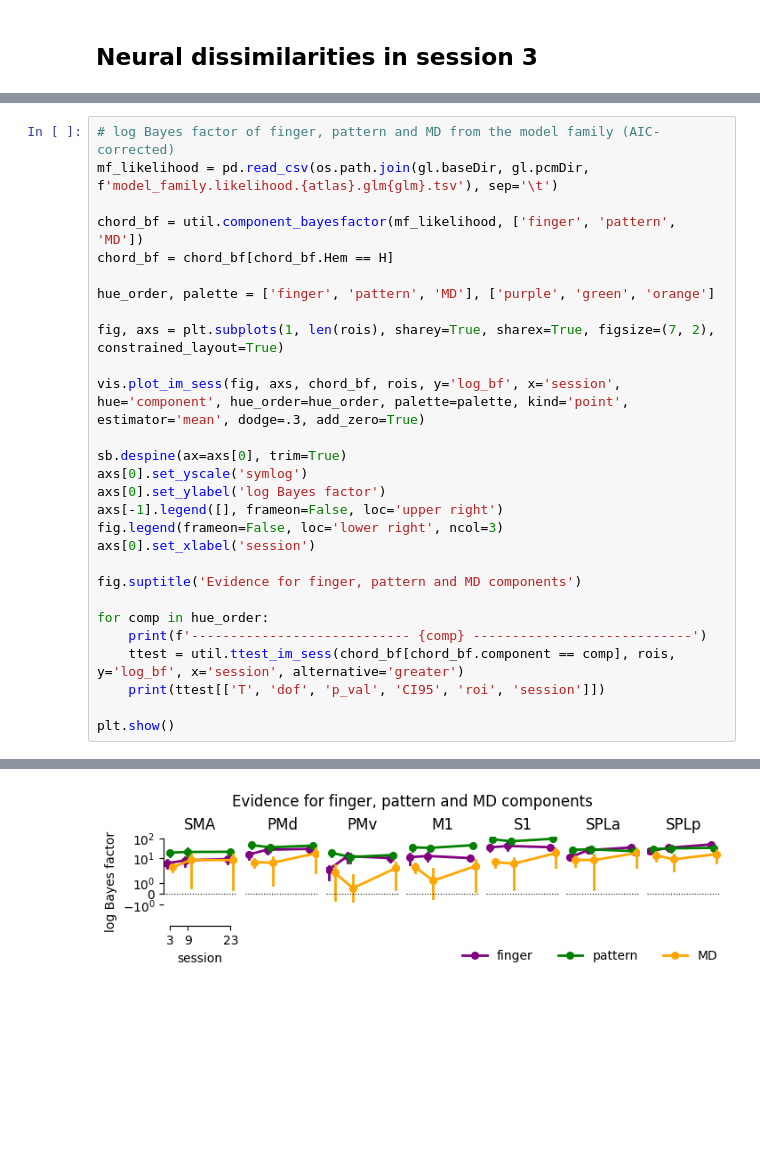
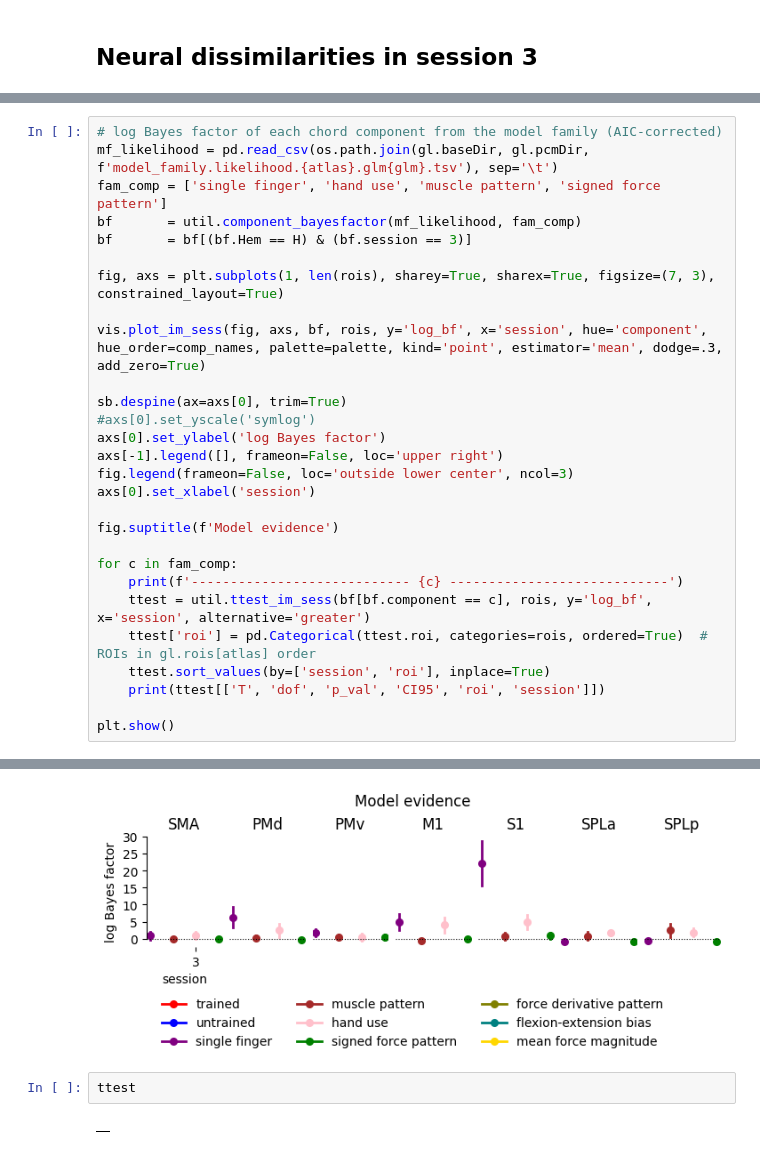
Before and after one commit to mnlmrc/EFC_learningfMRI, a Jupyter notebook: notebooks/component_model.ipynb, the cells around one changed output, grey strips where cells are left out. Cells and saved outputs as stored; diff of their text form; blank space fills up the shorter version.

```diff
--- a/notebooks/component_model.ipynb
+++ b/notebooks/component_model.ipynb
@@ -143,28 +207,28 @@ plt.show()
 # %%
-# log Bayes factor of finger, pattern and MD from the model family (AIC-corrected)
+# log Bayes factor of each chord component from the model family (AIC-corrected)
 mf_likelihood = pd.read_csv(os.path.join(gl.baseDir, gl.pcmDir, f'model_family.likelihood.{atlas}.glm{glm}.tsv'), sep='\t')
+fam_comp = ['single finger', 'hand use', 'muscle pattern', 'signed force pattern']
+bf       = util.component_bayesfactor(mf_likelihood, fam_comp)
+bf       = bf[(bf.Hem == H) & (bf.session == 3)]
 
-chord_bf = util.component_bayesfactor(mf_likelihood, ['finger', 'pattern', 'MD'])
-chord_bf = chord_bf[chord_bf.Hem == H]
+fig, axs = plt.subplots(1, len(rois), sharey=True, sharex=True, figsize=(7, 3), constrained_layout=True)
 
-hue_order, palette = ['finger', 'pattern', 'MD'], ['purple', 'green', 'orange']
-
-fig, axs = plt.subplots(1, len(rois), sharey=True, sharex=True, figsize=(7, 2), constrained_layout=True)
-
-vis.plot_im_sess(fig, axs, chord_bf, rois, y='log_bf', x='session', hue='component', hue_order=hue_order, palette=palette, kind='point', estimator='mean', dodge=.3, add_zero=True)
+vis.plot_im_sess(fig, axs, bf, rois, y='log_bf', x='session', hue='component', hue_order=comp_names, palette=palette, kind='point', estimator='mean', dodge=.3, add_zero=True)
 
 sb.despine(ax=axs[0], trim=True)
-axs[0].set_yscale('symlog')
+#axs[0].set_yscale('symlog')
 axs[0].set_ylabel('log Bayes factor')
 axs[-1].legend([], frameon=False, loc='upper right')
-fig.legend(frameon=False, loc='lower right', ncol=3)
+fig.legend(frameon=False, loc='outside lower center', ncol=3)
 axs[0].set_xlabel('session')
 
-fig.suptitle('Evidence for finger, pattern and MD components')
+fig.suptitle(f'Model evidence')
 
-for comp in hue_order:
-    print(f'---------------------------- {comp} ----------------------------')
-    ttest = util.ttest_im_sess(chord_bf[chord_bf.component == comp], rois, y='log_bf', x='session', alternative='greater')
+for c in fam_comp:
+    print(f'---------------------------- {c} ----------------------------')
+    ttest = util.ttest_im_sess(bf[bf.component == c], rois, y='log_bf', x='session', alternative='greater')
+    ttest['roi'] = pd.Categorical(ttest.roi, categories=rois, ordered=True)  # ROIs in gl.rois[atlas] order
+    ttest.sort_values(by=['session', 'roi'], inplace=True)
     print(ttest[['T', 'dof', 'p_val', 'CI95', 'roi', 'session']])
 
 plt.show()
@@ -189,2 +253,6 @@ plt.show()
-[figure, old version]
+[figure, new version]
+# %%
+ttest
+# %% [output]
+|  |
 # %%
```
Also changed, not shown: parts of 11 cells of this notebook, 34 other files.
